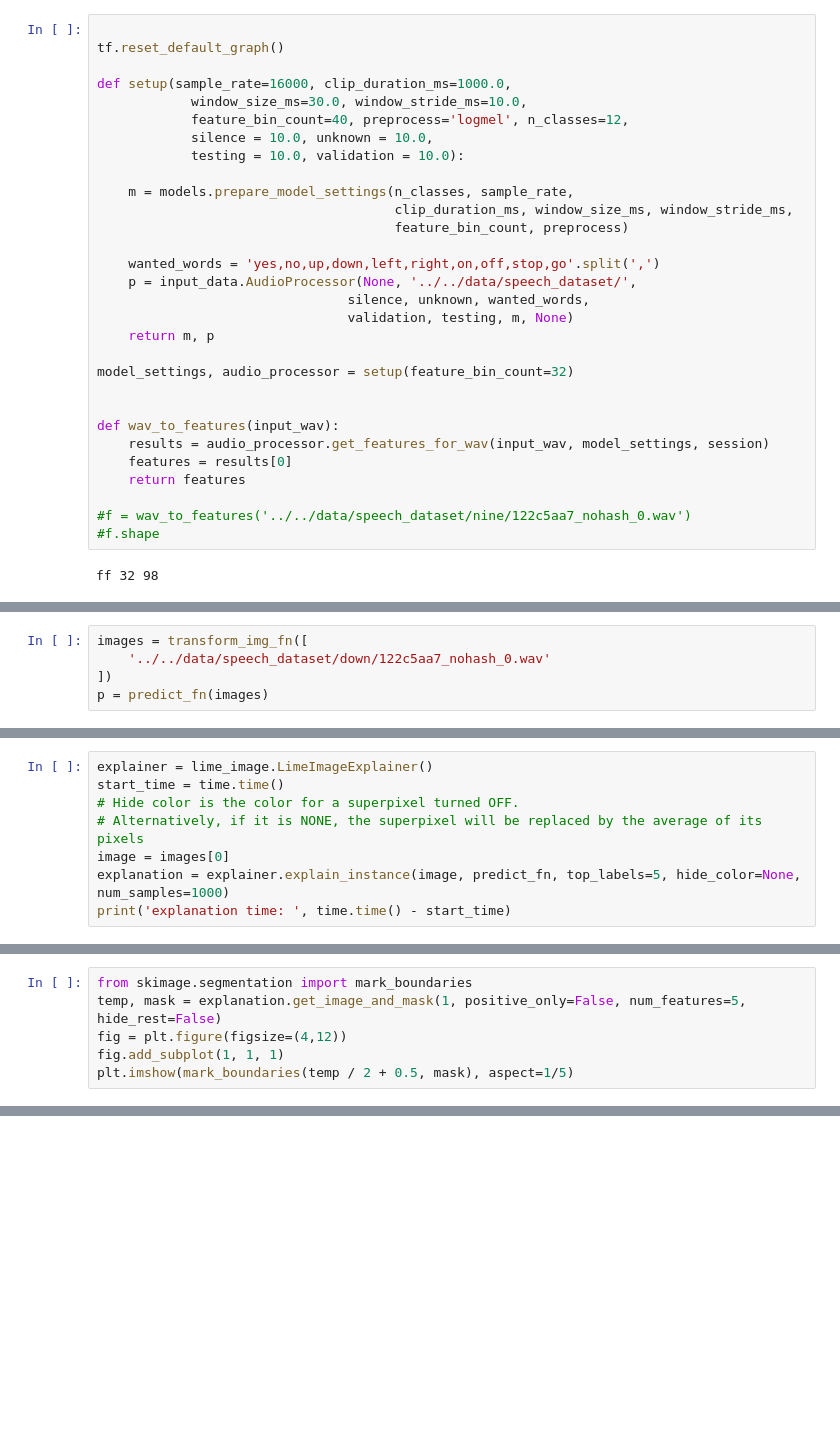
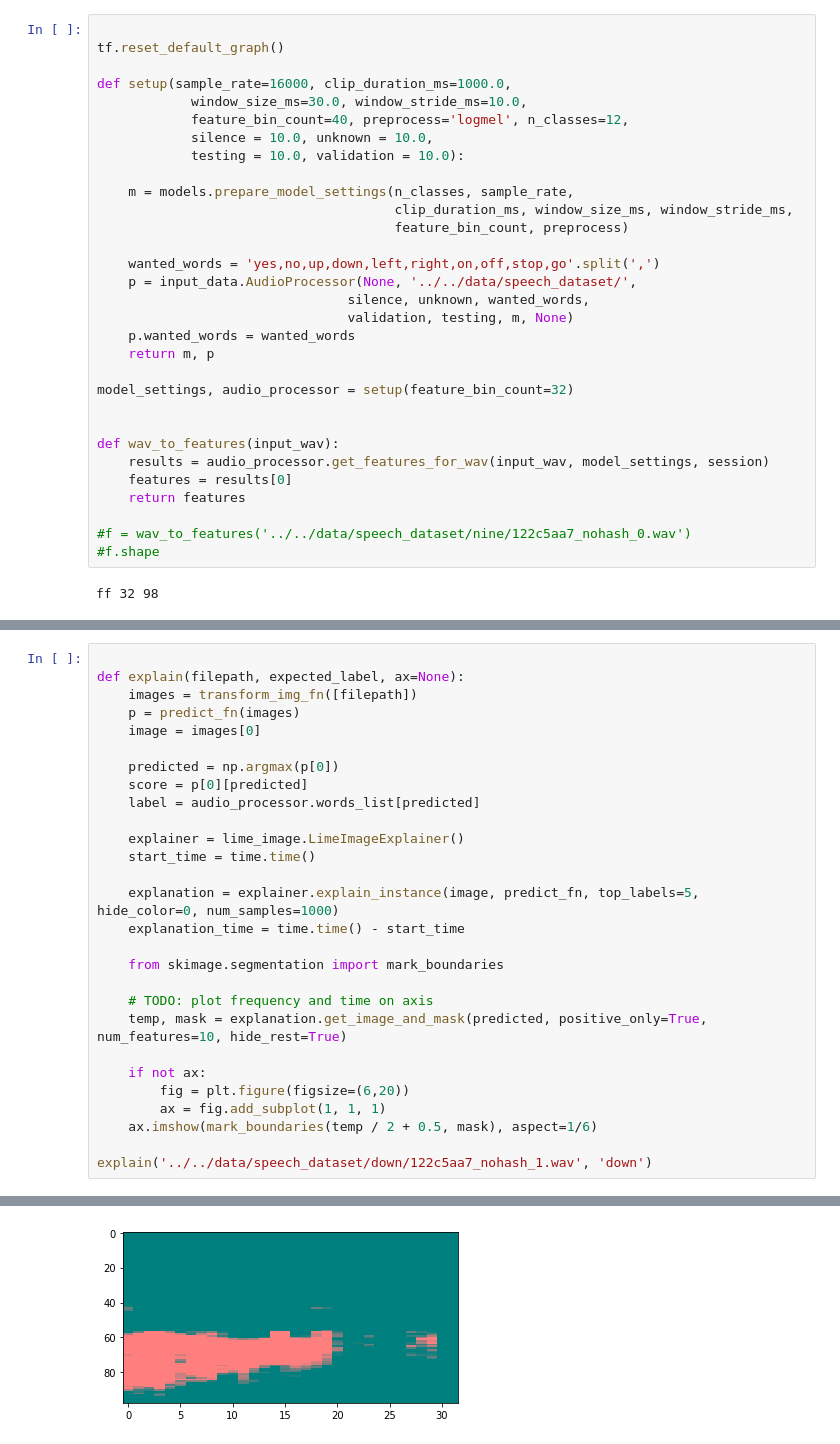
Before and after one commit to jonnor/ESC-CNN-microcontroller, a Jupyter notebook: experiments/speechcommands/Explore.ipynb, the cells around one changed output, grey strips where cells are left out. Cells and saved outputs as stored; diff of their text form; blank space fills up the shorter version.

Commit message:
speechcommands: Try plotting more than one

```diff
--- a/experiments/speechcommands/Explore.ipynb
+++ b/experiments/speechcommands/Explore.ipynb
@@ -34,6 +38,7 @@ def setup(sample_rate=16000, clip_duration_ms=1000.0,
     p = input_data.AudioProcessor(None, '../../data/speech_dataset/',
                                 silence, unknown, wanted_words,
                                 validation, testing, m, None)
+    p.wanted_words = wanted_words
     return m, p
 
 model_settings, audio_processor = setup(feature_bin_count=32)
@@ -108,5 +110,0 @@ s (98, 32) (98, 32, 3)
-# %%
-images = transform_img_fn([
-    '../../data/speech_dataset/down/122c5aa7_nohash_0.wav'
-])
-p = predict_fn(images)
@@ -119,8 +110,0 @@ audio_processor.words_list[np.argmax(p)]
-# %%
-explainer = lime_image.LimeImageExplainer()
-start_time = time.time()
-# Hide color is the color for a superpixel turned OFF.
-# Alternatively, if it is NONE, the superpixel will be replaced by the average of its pixels
-image = images[0]
-explanation = explainer.explain_instance(image, predict_fn, top_labels=5, hide_color=None, num_samples=1000)
-print('explanation time: ', time.time() - start_time)
@@ -129,6 +110,0 @@ explanation time:  0.5976510047912598
-# %%
-from skimage.segmentation import mark_boundaries
-temp, mask = explanation.get_image_and_mask(1, positive_only=False, num_features=5, hide_rest=False)
-fig = plt.figure(figsize=(4,12))
-fig.add_subplot(1, 1, 1)
-plt.imshow(mark_boundaries(temp / 2 + 0.5, mask), aspect=1/5)
@@ -138,0 +114,29 @@ Clipping input data to the valid range for imshow with RGB data ([0..1] for floa
+# %%
+
+def explain(filepath, expected_label, ax=None):
+    images = transform_img_fn([filepath])
+    p = predict_fn(images)
+    image = images[0]
+
+    predicted = np.argmax(p[0])
+    score = p[0][predicted]
+    label = audio_processor.words_list[predicted]
+
+    explainer = lime_image.LimeImageExplainer()
+    start_time = time.time()
+
+    explanation = explainer.explain_instance(image, predict_fn, top_labels=5, hide_color=0, num_samples=1000)
+    explanation_time = time.time() - start_time
+
+    from skimage.segmentation import mark_boundaries
+
+    # TODO: plot frequency and time on axis
+    temp, mask = explanation.get_image_and_mask(predicted, positive_only=True, num_features=10, hide_rest=True)
+
+    if not ax:
+        fig = plt.figure(figsize=(6,20))
+        ax = fig.add_subplot(1, 1, 1)
+    ax.imshow(mark_boundaries(temp / 2 + 0.5, mask), aspect=1/6)
+
+explain('../../data/speech_dataset/down/122c5aa7_nohash_1.wav', 'down')
+# %% [output]
@@ -138,0 +144 @@ Clipping input data to the valid range for imshow with RGB data ([0..1] for floa
+[figure, added]
```
Also changed, not shown: parts of 10 cells of this notebook.
